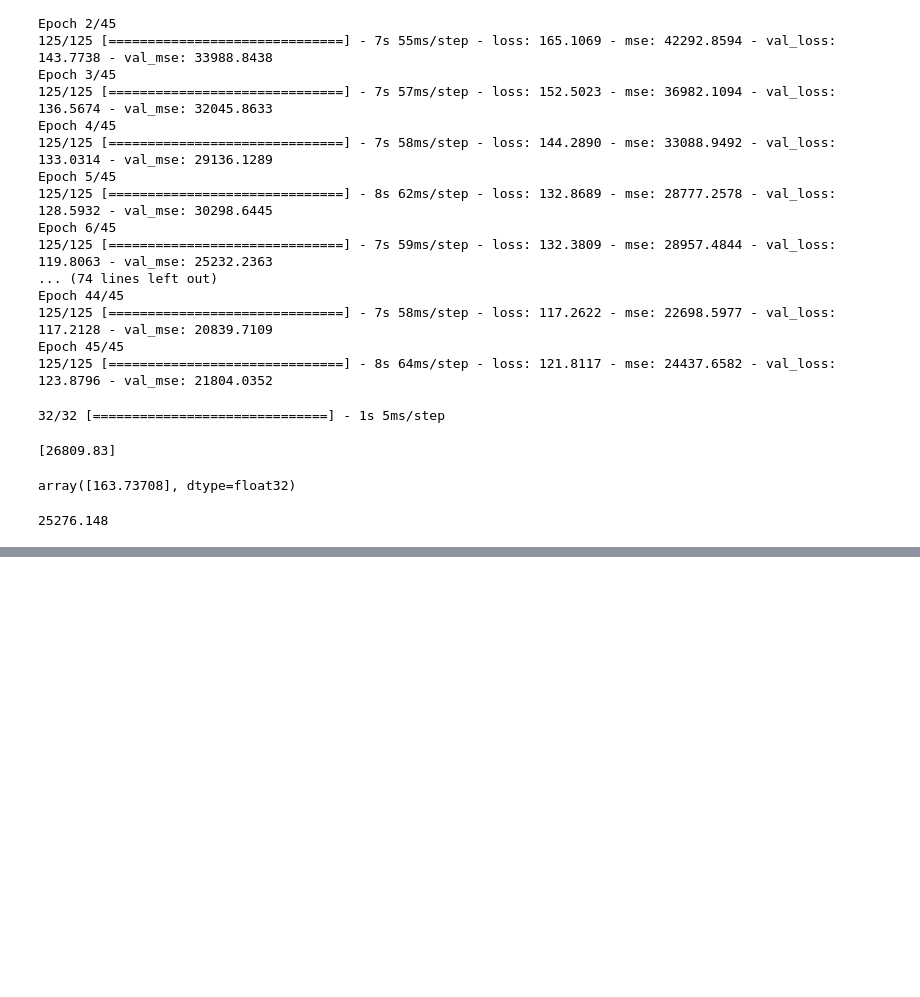
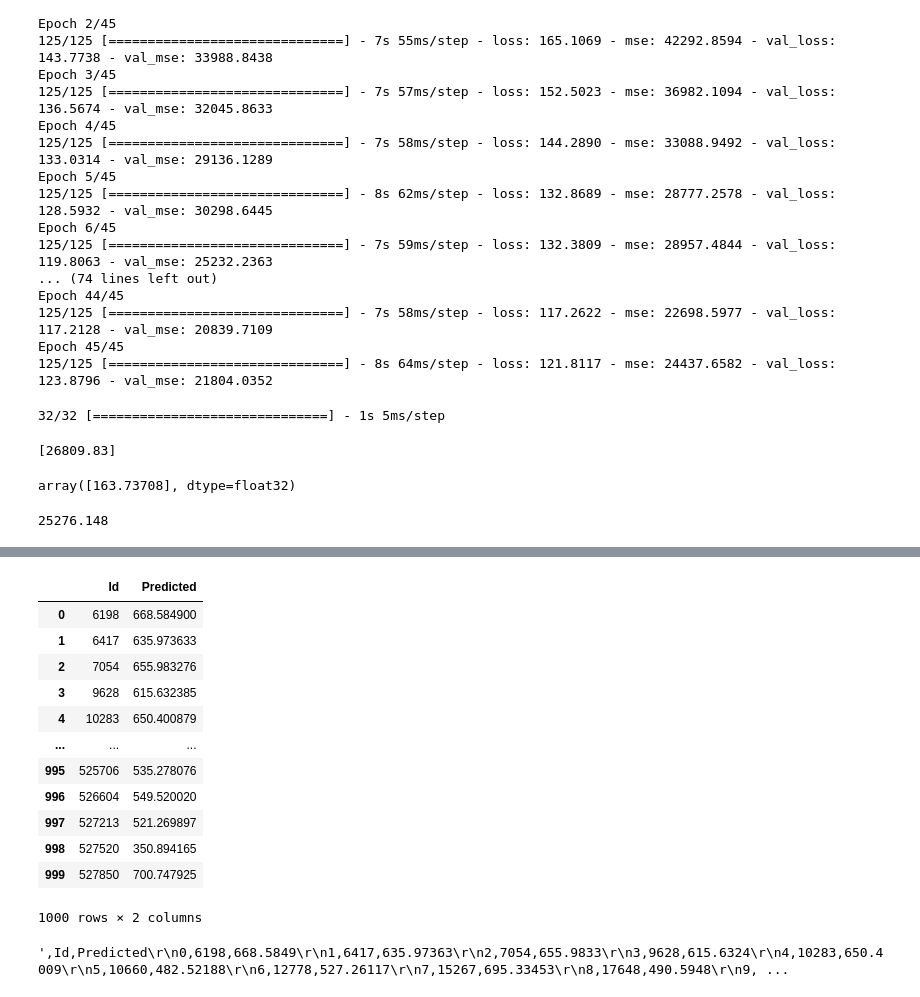
Before and after one commit to ZheZheDoshka/INT20HTask, a Jupyter notebook: processing/preprocessing/model_test.ipynb, the cells around one changed output, grey strips where cells are left out. Drawn from its saved outputs; the diff is of its cells as text; code cells hidden in the pictures; blank space fills up the shorter version.

```diff
--- a/processing/preprocessing/model_test.ipynb
+++ b/processing/preprocessing/model_test.ipynb
@@ -308,0 +333,5 @@ mean_squared_error(Y_test, Y_pr)
+# %%
+static_x_test = static_x_test.drop(["Id"], axis = 1)
+time_x_test = time_x_test.drop(["Id"], axis = 1)
+# %%
+Y_pred = model.predict([time_x_test, static_x_test, lstm_x_speed, lstm_x_dist])
@@ -308,0 +340,24 @@ mean_squared_error(Y_test, Y_pr)
+# %%
+df_test["Predicted"] = Y_pred
+# %%
+df_test = df_test[["Id", "Predicted"]]
+# %%
+df_test
+# %% [output]
+|  | Id | Predicted |
+| 0 | 6198 | 668.584900 |
+| 1 | 6417 | 635.973633 |
+| 2 | 7054 | 655.983276 |
+| 3 | 9628 | 615.632385 |
+| 4 | 10283 | 650.400879 |
+| ... | ... | ... |
+| 995 | 525706 | 535.278076 |
+| 996 | 526604 | 549.520020 |
+| 997 | 527213 | 521.269897 |
+| 998 | 527520 | 350.894165 |
+| 999 | 527850 | 700.747925 |
+1000 rows × 2 columns
+# %%
+df_test.to_csv()
+# %% [output]
+',Id,Predicted\r\n0,6198,668.5849\r\n1,6417,635.97363\r\n2,7054,655.9833\r\n3,9628,615.6324\r\n4,10283,650.4009\r\n5,10660,482.52188\r\n6,12778,527.26117\r\n7,15267,695.33453\r\n8,17648,490.5948\r\n9, ...
```
Also changed, not shown: parts of 40 cells of this notebook, 3 other files.
